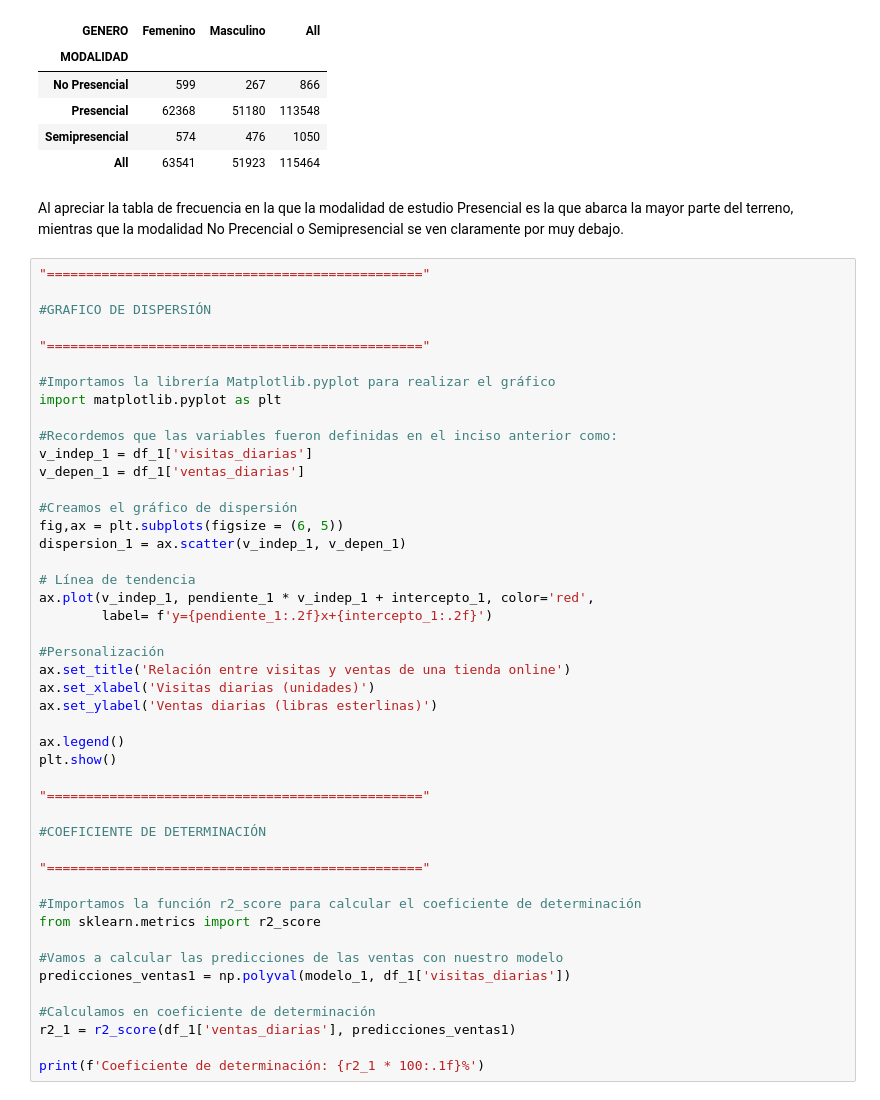
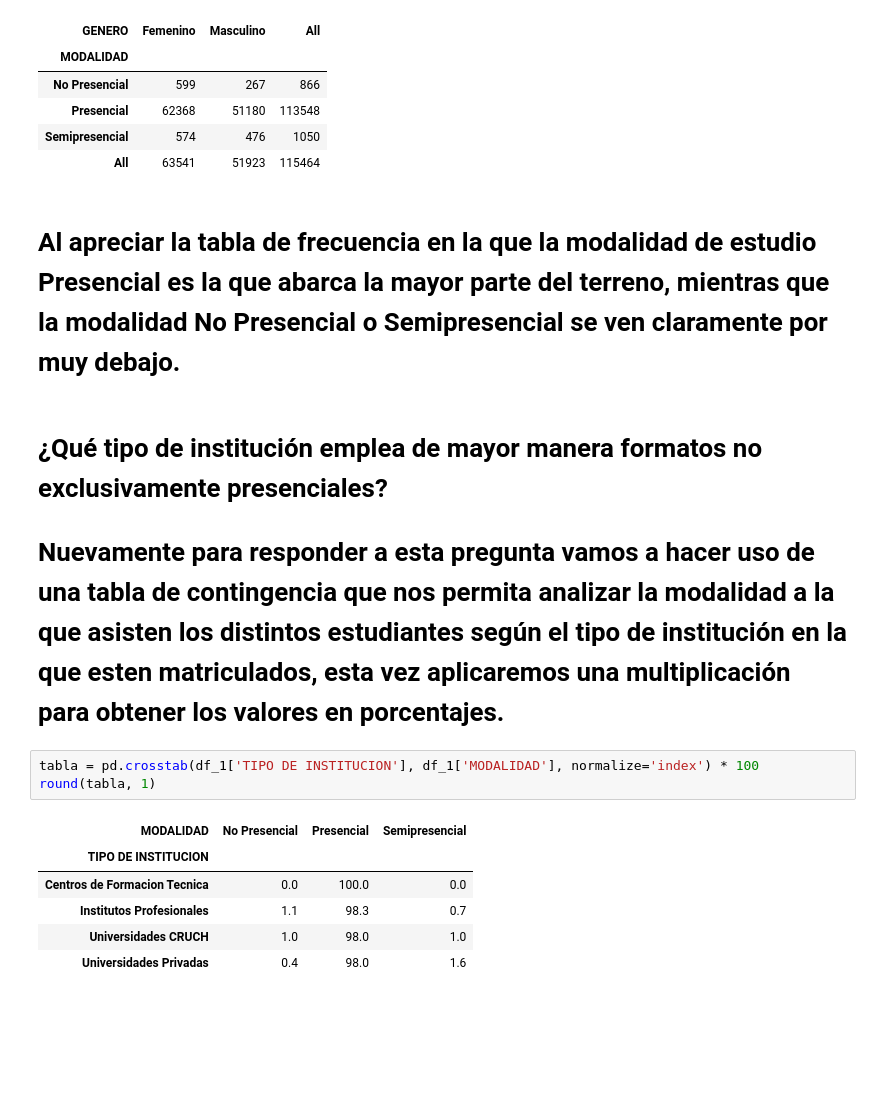
Before and after one commit to andruvss/TRABAJO-ESTADISTICA, a Jupyter notebook: Desarrollo_U_2.ipynb, the cells around one changed output. Cells and saved outputs as stored; diff of their text form; blank space fills up the shorter version.

Commit message:
Integracion de preguntas del item 2

```diff
--- a/Desarrollo_U_2.ipynb
+++ b/Desarrollo_U_2.ipynb
@@ -153,50 +153,18 @@ tabla
 | Semipresencial | 574 | 476 | 1050 |
 | All | 63541 | 51923 | 115464 |
 # %% [markdown]
-Al apreciar la tabla de frecuencia en la que la modalidad de estudio Presencial es la que abarca la mayor parte del terreno, mientras que la modalidad No Precencial o Semipresencial se ven claramente por muy debajo.
+# Al apreciar la tabla de frecuencia en la que la modalidad de estudio Presencial es la que abarca la mayor parte del terreno, mientras que la modalidad No Presencial o Semipresencial se ven claramente por muy debajo.
+# %% [markdown]
+# ¿Qué tipo de institución emplea de mayor manera formatos no exclusivamente presenciales?
+
+# Nuevamente para responder a esta pregunta vamos a hacer uso de una tabla de contingencia que nos permita analizar la modalidad a la que asisten los distintos estudiantes según el tipo de institución en la que esten matriculados, esta vez aplicaremos una multiplicación para obtener los valores en porcentajes.
 # %%
-"================================================"
-
-#GRAFICO DE DISPERSIÓN
-
-"================================================"
-
-#Importamos la librería Matplotlib.pyplot para realizar el gráfico
-import matplotlib.pyplot as plt
-
-#Recordemos que las variables fueron definidas en el inciso anterior como:
-v_indep_1 = df_1['visitas_diarias']
-v_depen_1 = df_1['ventas_diarias']
-
-#Creamos el gráfico de dispersión
-fig,ax = plt.subplots(figsize = (6, 5))
-dispersion_1 = ax.scatter(v_indep_1, v_depen_1)
-
-# Línea de tendencia
-ax.plot(v_indep_1, pendiente_1 * v_indep_1 + intercepto_1, color='red',
-        label= f'y={pendiente_1:.2f}x+{intercepto_1:.2f}')
-
-#Personalización
-ax.set_title('Relación entre visitas y ventas de una tienda online')
-ax.set_xlabel('Visitas diarias (unidades)')
-ax.set_ylabel('Ventas diarias (libras esterlinas)')
-
-ax.legend()
-plt.show()
-
-"================================================"
-
-#COEFICIENTE DE DETERMINACIÓN
-
-"================================================"
-
-#Importamos la función r2_score para calcular el coeficiente de determinación
-from sklearn.metrics import r2_score
-
-#Vamos a calcular las predicciones de las ventas con nuestro modelo
-predicciones_ventas1 = np.polyval(modelo_1, df_1['visitas_diarias'])
-
-#Calculamos en coeficiente de determinación
-r2_1 = r2_score(df_1['ventas_diarias'], predicciones_ventas1)
-
-print(f'Coeficiente de determinación: {r2_1 * 100:.1f}%')
+tabla = pd.crosstab(df_1['TIPO DE INSTITUCION'], df_1['MODALIDAD'], normalize='index') * 100
+round(tabla, 1)
+# %% [output]
+| MODALIDAD | No Presencial | Presencial | Semipresencial |
+| TIPO DE INSTITUCION |  |  |  |
+| Centros de Formacion Tecnica | 0.0 | 100.0 | 0.0 |
+| Institutos Profesionales | 1.1 | 98.3 | 0.7 |
+| Universidades CRUCH | 1.0 | 98.0 | 1.0 |
+| Universidades Privadas | 0.4 | 98.0 | 1.6 |
```
Also changed, not shown: parts of 14 cells of this notebook.
